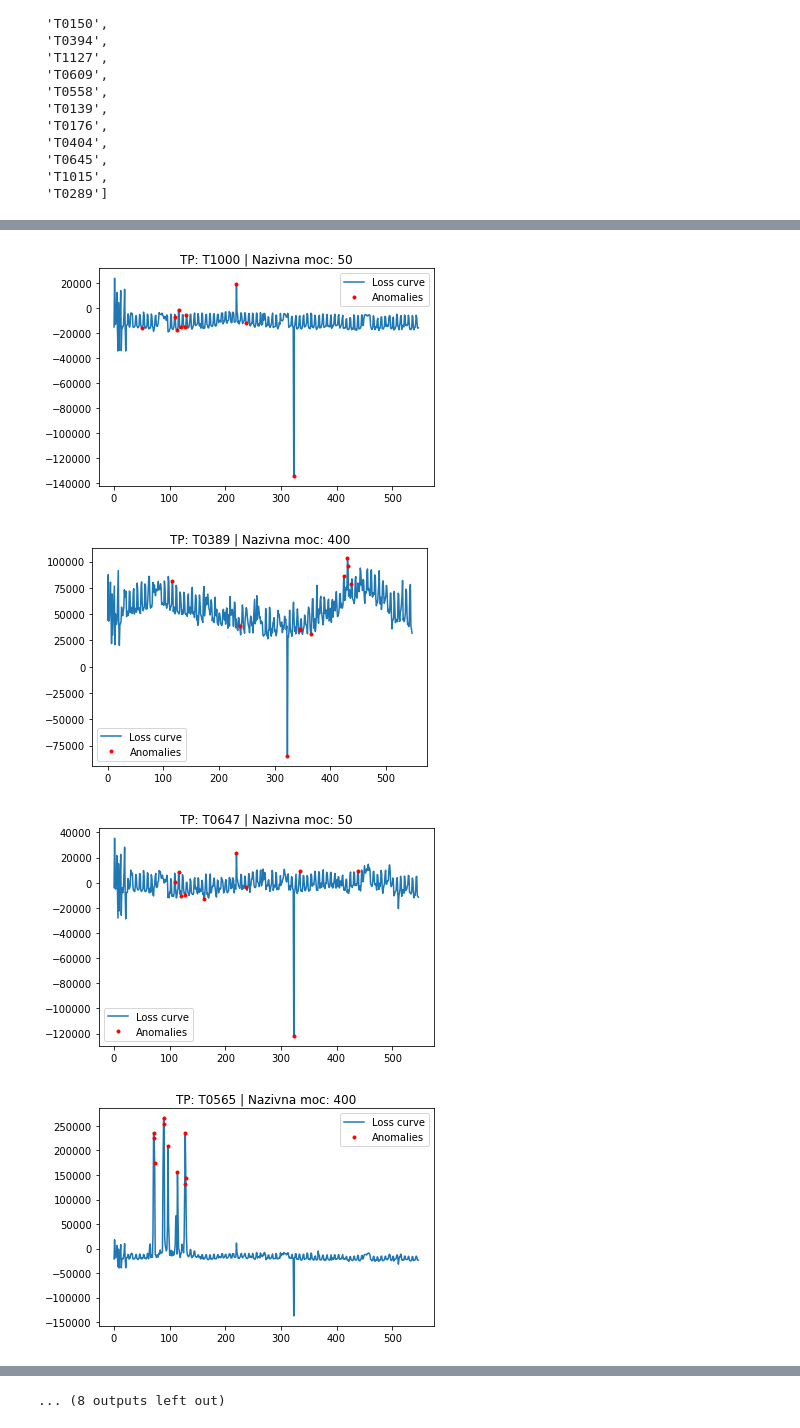
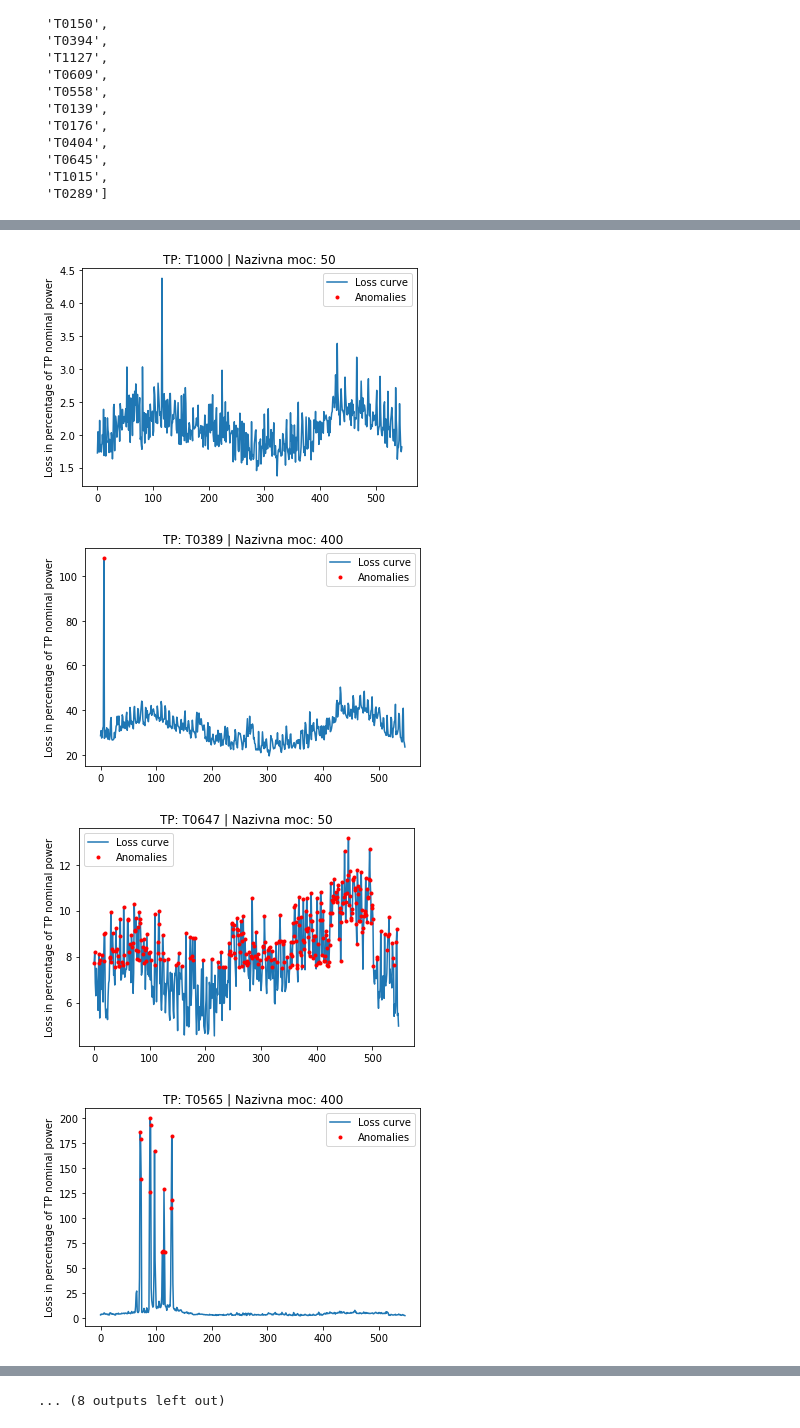
Before and after one commit to viksa98/Consumption-control, a Jupyter notebook: SEP consumption.ipynb, the cells around one changed output, grey strips where cells are left out. Drawn from its saved outputs; the diff is of its cells as text; code cells hidden in the pictures.

Commit message:
sep data fixes

```diff
--- a/SEP consumption.ipynb
+++ b/SEP consumption.ipynb
@@ -90,7 +138,7 @@ for i in range(len(mutual_tps)):
 # %%
 from funct import calculate_loss
 
-loss_data = calculate_loss(mismart_data, poz_sep_data, mutual_tps)
+loss_data = calculate_loss(mismart_data, poz_sep_data-neg_sep_data, mutual_tps)
 # %%
 loss_data = loss_data
 # %%
@@ -100,12 +148,15 @@ from funct import load_trtp
 nazivna_moc = load_trtp('../Podatki')
 # %%
 from funct import seasonalesd
+from funct import generate_anomaly
 
 for c in loss_data.columns:
-    l1 = seasonalesd(loss_data[c].to_numpy().tolist())
+    l1 = generate_anomaly(loss_data[c].to_numpy(), 0.15*nazivna_moc[c])
     plt.figure()
     plt.title(f'TP: {c} | Nazivna moc: {nazivna_moc[c]}')
+    plt.ylabel('Loss in percentage of TP nominal power')
     plt.plot(loss_data[c], linestyle = '-', label ='Loss curve')
+#     plt.ylim([0,100])
     plt.plot(l1, 'ro', markersize = "3", label ='Anomalies')
     plt.legend()
 # %% [output]
@@ -115,4 +166,4 @@ for c in loss_data.columns:
-[figure, old version]
+[figure, new version]
-[figure, old version]
+[figure, new version]
-[figure, old version]
+[figure, new version]
-[figure, old version]
+[figure, new version]
```
Also changed, not shown: parts of 8 cells of this notebook, 2 other files.
